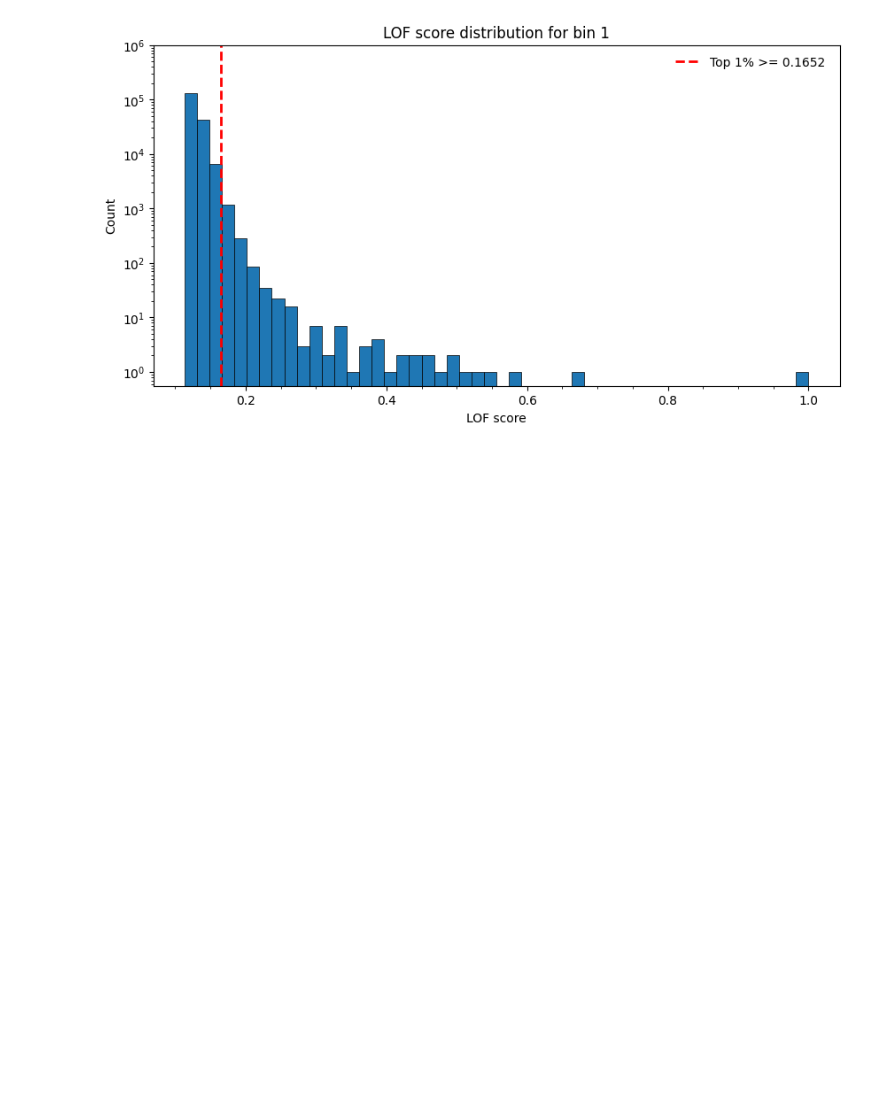
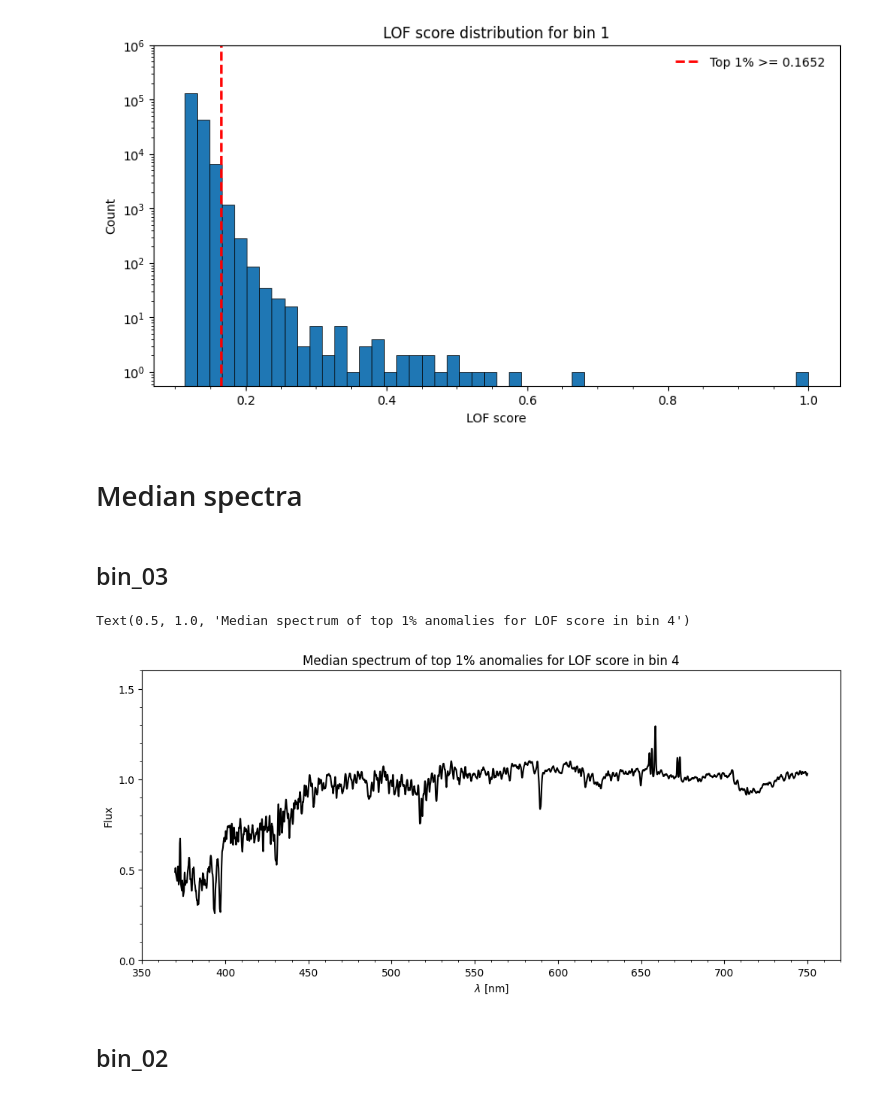
Before and after one commit to ed-ortizm/anomaly, a Jupyter notebook: thesis/lof/bin_03/01_explore_anomalies.ipynb, the cells around one changed output. Saved outputs shown, nothing was run; the diff lists cells and outputs as text; code cells hidden in the pictures; blank space fills up the shorter version.

Commit message:
feature: compute median spec of top anomalies for LOF in each bin

```diff
--- a/thesis/lof/bin_03/01_explore_anomalies.ipynb
+++ b/thesis/lof/bin_03/01_explore_anomalies.ipynb
@@ -377,3 +391,14 @@ fig.savefig(
 )
 # %% [output]
 [figure]
+# %% [markdown]
+# Median spectra
+# %%
+specid_top_1_dict = {}
+
+for bin_id in bins_ids:
+
+    score_df = scores_df_dict[bin_id]
+
+    top_k_specids = specids_from_lof_scores(score_df, quantile=0.99)
+    specid_top_1_dict[bin_id] = top_k_specids
@@ -379,0 +421,51 @@ fig.savefig(
+# %% [markdown]
+## bin_03
+# %%
+bin_id = 'bin_03'
+spec_top_03 = spectra[spec_idx_dict[bin_id], :]
+median_spec_top_03 = np.nanmedian(spec_top_03, axis=0)
+mean_spec_top_03 = np.nanmean(spec_top_03, axis=0)
+# %%
+bin_id = 'bin_03'
+
+fig, ax = plt.subplots(
+    1, 1,
+    figsize=(12, 5)
+)
+
+# ------------------------------------------------------
+ax.plot(wave_nm, median_spec_top_03, color='black')
+# wavelengt setup
+ax.set_xlim(350, 770)
+
+wave_ticks = list(np.arange(350, 751, 50))
+ax.set_xticks(wave_ticks)
+
+y_ticks = [0, 0.5, 1.0, 1.5]
+ax.set_ylim(0, 1.6)
+ax.set_yticks(y_ticks)
+ax.minorticks_on()
+
+ax.set_xlabel(r"$\lambda$ [nm]")
+ax.set_ylabel("Flux")
+
+title = f"Median spectrum of top 1% anomalies for LOF score in bin {int(bin_id.split('_')[-1])+1}"
+ax.set_title(title, fontsize=12)
+# # save figure
+# save_to = os.path.join(
+#     ch4_dir, bin_id, 'latent',
+# )
+
+# os.makedirs(save_to, exist_ok=True)
+
+# fname = f"median_spec_lof_top_1_pct_{bin_id}_{model_tail_name}.pdf"
+
+# fig.savefig(
+#     os.path.join(save_to, fname),
+#     bbox_inches='tight'
+# )
+# %% [output]
+Text(0.5, 1.0, 'Median spectrum of top 1% anomalies for LOF score in bin 4')
+[figure, added]
+# %% [markdown]
+## bin_02
```
Also changed, not shown: parts of 12 cells of this notebook.
